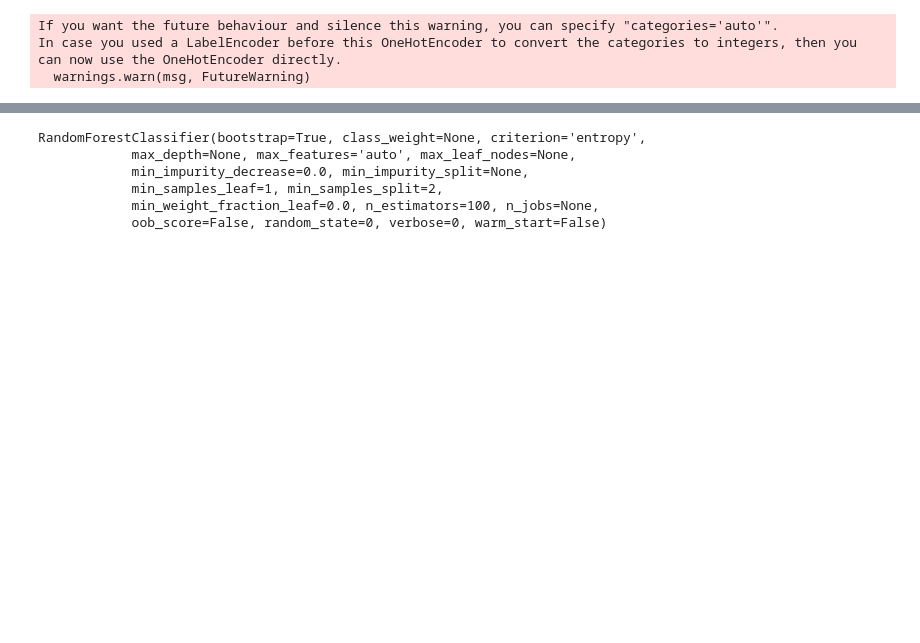
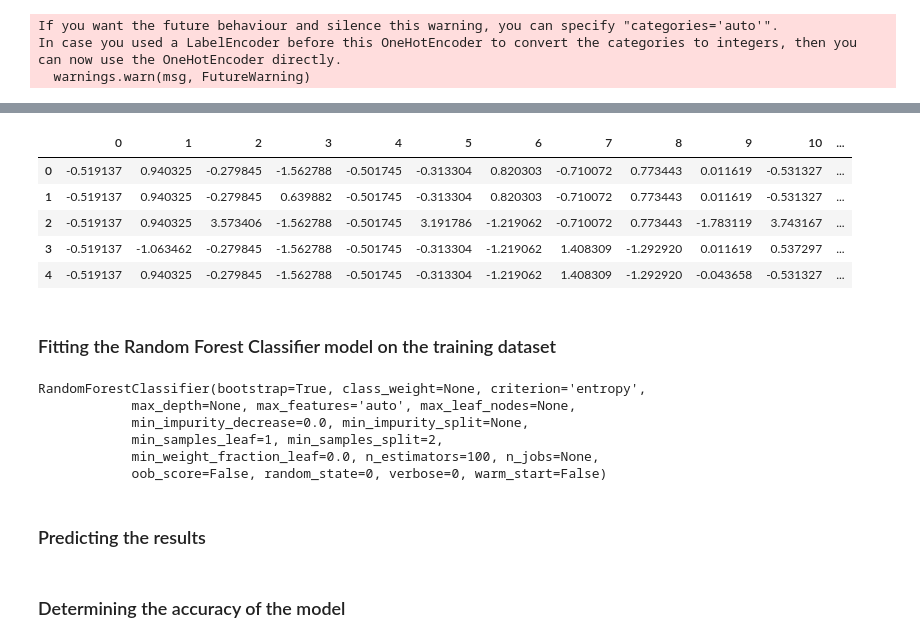
Before and after one commit to HKST11/SURVIVAL_PREDICTION, a Jupyter notebook: PROJECT_TITANIC.ipynb, the cells around one changed output, grey strips where cells are left out. Cells and saved outputs as stored; diff of their text form; code cells hidden in the pictures; blank space fills up the shorter version.

```diff
--- a/PROJECT_TITANIC.ipynb
+++ b/PROJECT_TITANIC.ipynb
@@ -257 +306,12 @@ X_test = sc.fit_transform(X_test)
+# %%
+pd.DataFrame(X_test).head()
+# %% [output]
+|  | 0 | 1 | 2 | 3 | 4 | 5 | 6 | 7 | 8 | 9 | 10 | ... |
+| 0 | -0.519137 | 0.940325 | -0.279845 | -1.562788 | -0.501745 | -0.313304 | 0.820303 | -0.710072 | 0.773443 | 0.011619 | -0.531327 | ... |
+| 1 | -0.519137 | 0.940325 | -0.279845 | 0.639882 | -0.501745 | -0.313304 | 0.820303 | -0.710072 | 0.773443 | 0.011619 | -0.531327 | ... |
+| 2 | -0.519137 | 0.940325 | 3.573406 | -1.562788 | -0.501745 | 3.191786 | -1.219062 | -0.710072 | 0.773443 | -1.783119 | 3.743167 | ... |
+| 3 | -0.519137 | -1.063462 | -0.279845 | -1.562788 | -0.501745 | -0.313304 | -1.219062 | 1.408309 | -1.292920 | 0.011619 | 0.537297 | ... |
+| 4 | -0.519137 | 0.940325 | -0.279845 | -1.562788 | -0.501745 | -0.313304 | -1.219062 | 1.408309 | -1.292920 | -0.043658 | -0.531327 | ... |
+# %% [markdown]
+### Fitting the Random Forest Classifier model on the training dataset
 # %%
@@ -266,4 +325,6 @@ RandomForestClassifier(bootstrap=True, class_weight=None, criterion='entropy',
             min_samples_leaf=1, min_samples_split=2,
             min_weight_fraction_leaf=0.0, n_estimators=100, n_jobs=None,
             oob_score=False, random_state=0, verbose=0, warm_start=False)
+# %% [markdown]
+### Predicting the results
 # %%
@@ -271,3 +331,5 @@ RandomForestClassifier(bootstrap=True, class_weight=None, criterion='entropy',
 y_pred = model.predict(X_test)
+# %% [markdown]
+### Determining the accuracy of the model
 # %%
 from sklearn.metrics import accuracy_score
```
Also changed, not shown: parts of 64 cells of this notebook.
